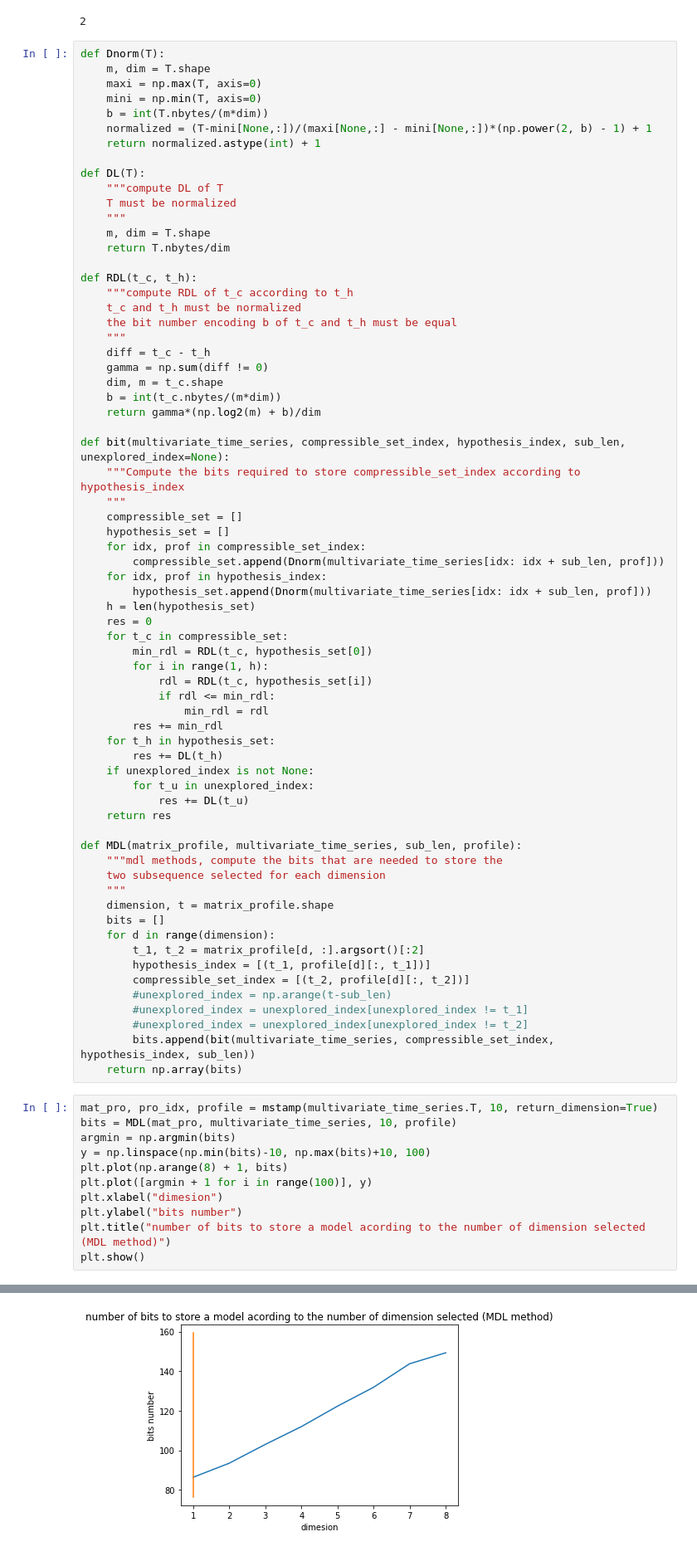
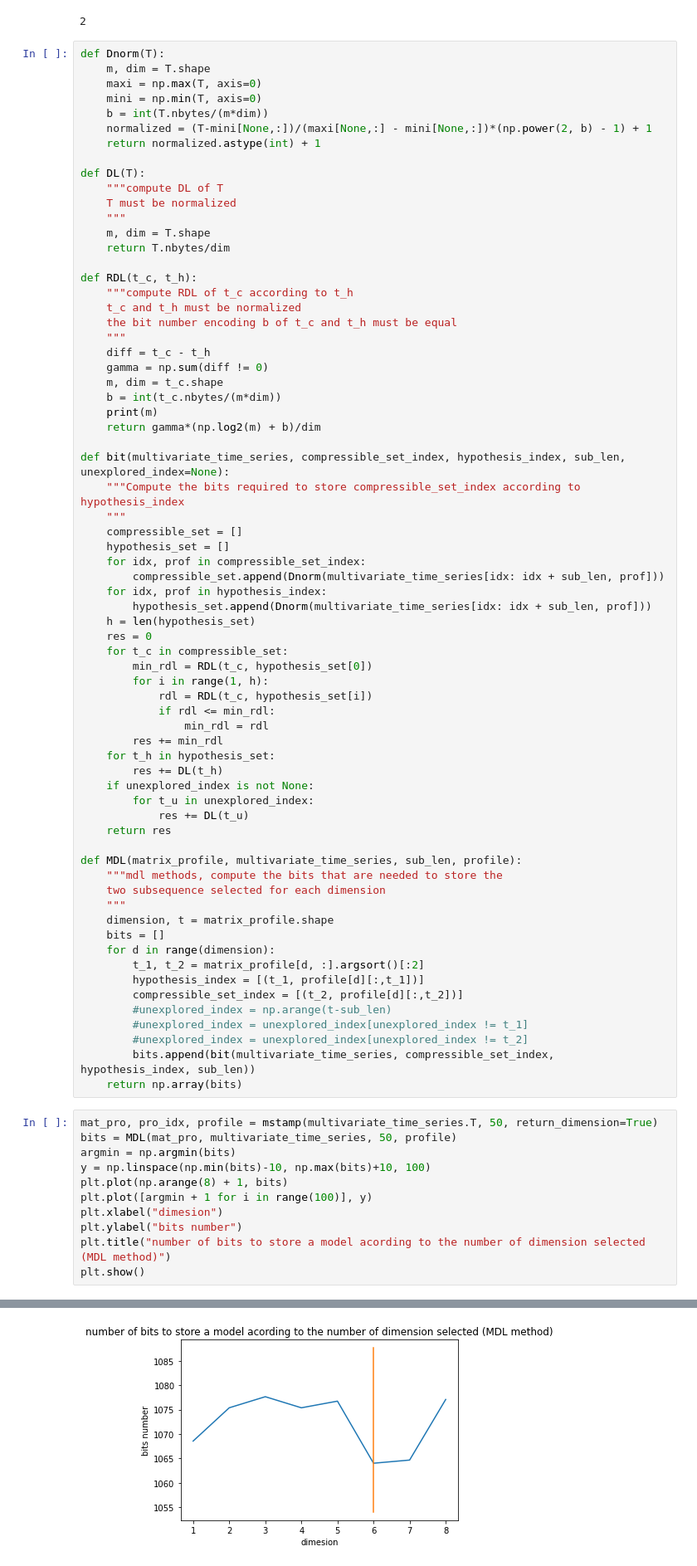
Before and after one commit to adriencances/TimeSeriesProject, a Jupyter notebook: mstamp/Untitled.ipynb, the cells around one changed output, grey strips where cells are left out. Shown at 83% size. Cells and saved outputs as stored; diff of their text form.

```diff
--- a/mstamp/Untitled.ipynb
+++ b/mstamp/Untitled.ipynb
@@ -132,8 +132,9 @@ def RDL(t_c, t_h):
     """
     diff = t_c - t_h
     gamma = np.sum(diff != 0)
-    dim, m = t_c.shape
+    m, dim = t_c.shape
     b = int(t_c.nbytes/(m*dim))
+    print(m)
     return gamma*(np.log2(m) + b)/dim
 
 def bit(multivariate_time_series, compressible_set_index, hypothesis_index, sub_len, unexplored_index=None):
@@ -169,16 +170,16 @@ def MDL(matrix_profile, multivariate_time_series, sub_len, profile):
     bits = []
     for d in range(dimension):
         t_1, t_2 = matrix_profile[d, :].argsort()[:2]
-        hypothesis_index = [(t_1, profile[d][:, t_1])]
-        compressible_set_index = [(t_2, profile[d][:, t_2])]
+        hypothesis_index = [(t_1, profile[d][:,t_1])]
+        compressible_set_index = [(t_2, profile[d][:,t_2])]
         #unexplored_index = np.arange(t-sub_len)
         #unexplored_index = unexplored_index[unexplored_index != t_1]
         #unexplored_index = unexplored_index[unexplored_index != t_2]
         bits.append(bit(multivariate_time_series, compressible_set_index, hypothesis_index, sub_len))
     return np.array(bits)
 # %%
-mat_pro, pro_idx, profile = mstamp(multivariate_time_series.T, 10, return_dimension=True)
-bits = MDL(mat_pro, multivariate_time_series, 10, profile)
+mat_pro, pro_idx, profile = mstamp(multivariate_time_series.T, 50, return_dimension=True)
+bits = MDL(mat_pro, multivariate_time_series, 50, profile)
 argmin = np.argmin(bits)
 y = np.linspace(np.min(bits)-10, np.max(bits)+10, 100)
 plt.plot(np.arange(8) + 1, bits)
@@ -191 +200 @@ plt.show()
-[figure, old version]
+[figure, new version]
```
Also changed, not shown: parts of 3 cells of this notebook.
